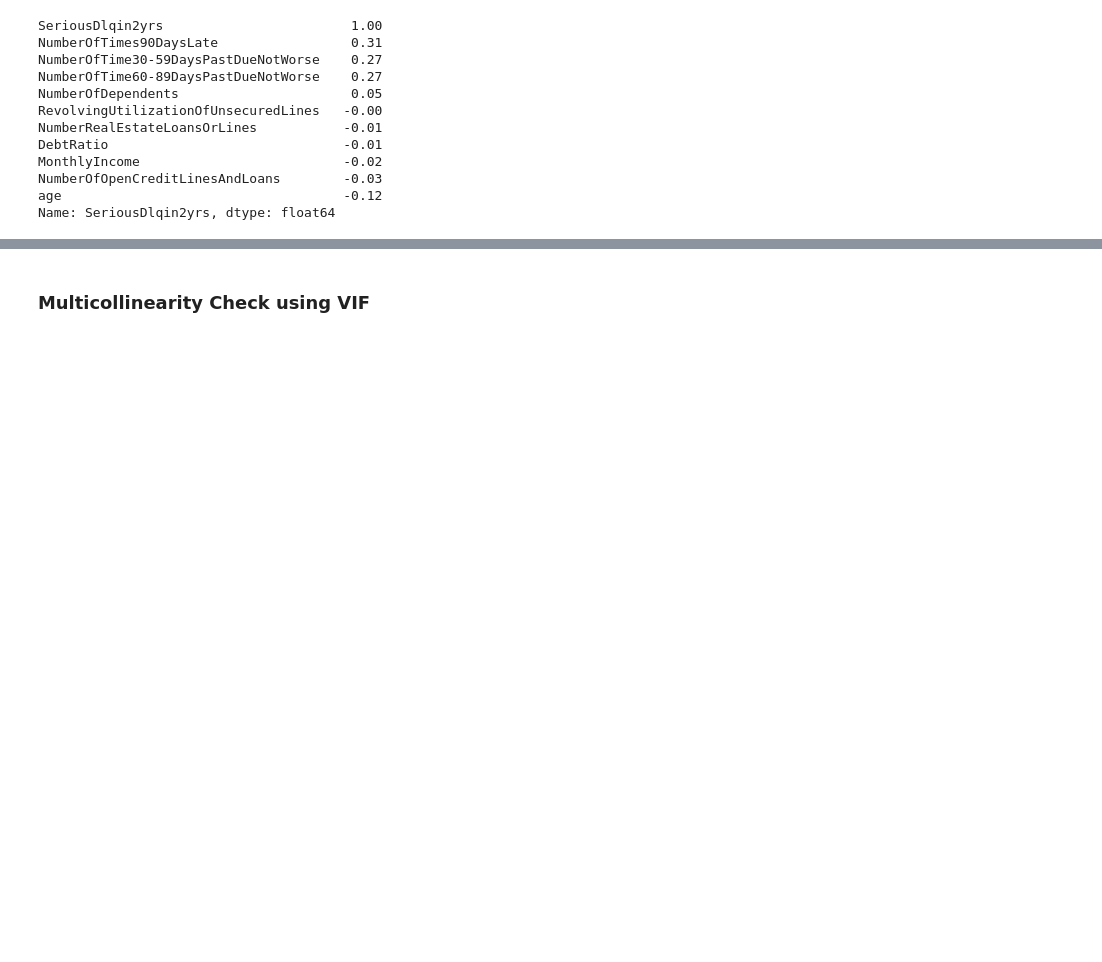
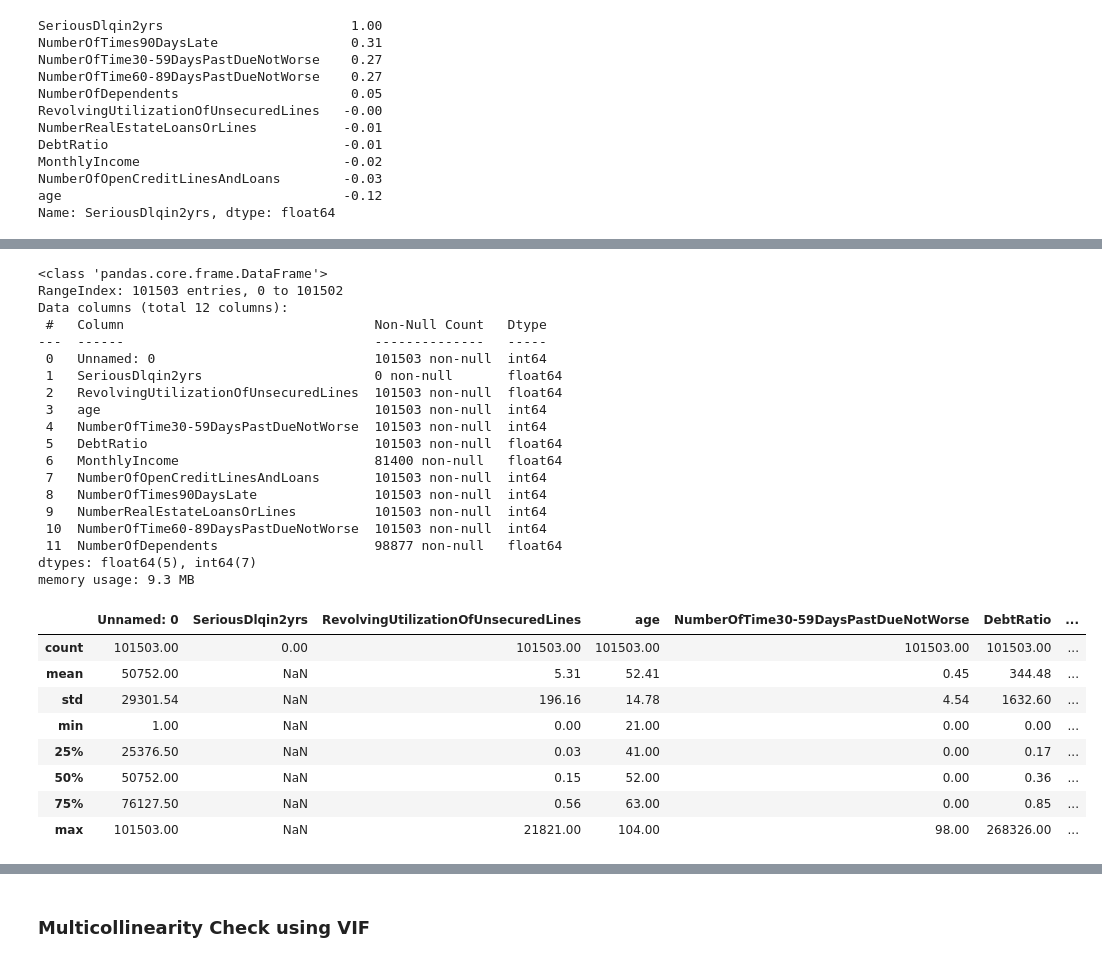
Before and after one commit to RSP004/Credit-Default-Risk-Prediction, a Jupyter notebook: 00 - Data_Exploration.ipynb, the cells around one changed output, grey strips where cells are left out. Saved outputs shown, nothing was run; the diff lists cells and outputs as text; code cells hidden in the pictures; blank space fills up the shorter version.

```diff
--- a/00 - Data_Exploration.ipynb
+++ b/00 - Data_Exploration.ipynb
@@ -453,0 +466,4 @@ Name: SeriousDlqin2yrs, dtype: float64
+# %%
+# Importing the Testing Dataset
+df_test = pd.read_csv("GiveMeSomeCredit-testing.csv")
+df_test.head()
@@ -453,0 +477,32 @@ Name: SeriousDlqin2yrs, dtype: float64
+# %%
+df_test.info()
+df_test.describe()
+# %% [output]
+<class 'pandas.core.frame.DataFrame'>
+RangeIndex: 101503 entries, 0 to 101502
+Data columns (total 12 columns):
+ #   Column                                Non-Null Count   Dtype
+---  ------                                --------------   -----
+ 0   Unnamed: 0                            101503 non-null  int64
+ 1   SeriousDlqin2yrs                      0 non-null       float64
+ 2   RevolvingUtilizationOfUnsecuredLines  101503 non-null  float64
+ 3   age                                   101503 non-null  int64
+ 4   NumberOfTime30-59DaysPastDueNotWorse  101503 non-null  int64
+ 5   DebtRatio                             101503 non-null  float64
+ 6   MonthlyIncome                         81400 non-null   float64
+ 7   NumberOfOpenCreditLinesAndLoans       101503 non-null  int64
+ 8   NumberOfTimes90DaysLate               101503 non-null  int64
+ 9   NumberRealEstateLoansOrLines          101503 non-null  int64
+ 10  NumberOfTime60-89DaysPastDueNotWorse  101503 non-null  int64
+ 11  NumberOfDependents                    98877 non-null   float64
+dtypes: float64(5), int64(7)
+memory usage: 9.3 MB
+|  | Unnamed: 0 | SeriousDlqin2yrs | RevolvingUtilizationOfUnsecuredLines | age | NumberOfTime30-59DaysPastDueNotWorse | DebtRatio | ... |
+| count | 101503.00 | 0.00 | 101503.00 | 101503.00 | 101503.00 | 101503.00 | ... |
+| mean | 50752.00 | NaN | 5.31 | 52.41 | 0.45 | 344.48 | ... |
+| std | 29301.54 | NaN | 196.16 | 14.78 | 4.54 | 1632.60 | ... |
+| min | 1.00 | NaN | 0.00 | 21.00 | 0.00 | 0.00 | ... |
+| 25% | 25376.50 | NaN | 0.03 | 41.00 | 0.00 | 0.17 | ... |
+| 50% | 50752.00 | NaN | 0.15 | 52.00 | 0.00 | 0.36 | ... |
+| 75% | 76127.50 | NaN | 0.56 | 63.00 | 0.00 | 0.85 | ... |
+| max | 101503.00 | NaN | 21821.00 | 104.00 | 98.00 | 268326.00 | ... |
```
Also changed, not shown: parts of 32 cells of this notebook.
